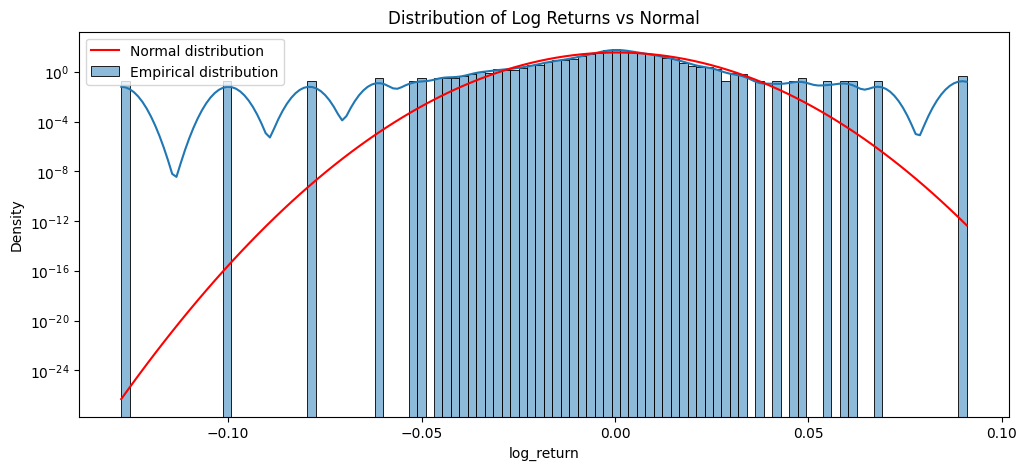
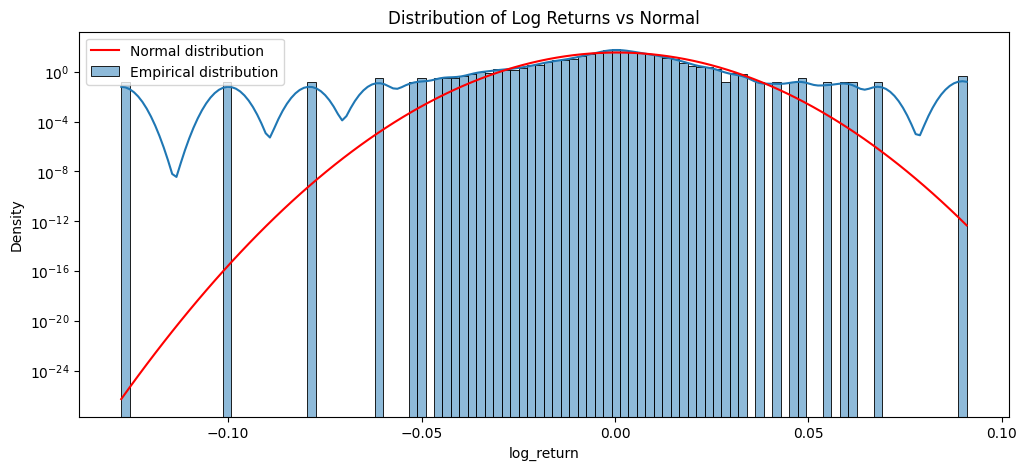
The notebook cell's code change between the first figure and the second:
--- before
+++ after
@@ -10,3 +10,4 @@
 plt.legend()
 plt.title('Distribution of Log Returns vs Normal')
+plt.savefig('../docs/fat_tails.png', dpi=100, bbox_inches='tight')
 plt.show()

Commit: clean up notebooks after restart and re-run, add saved plot exports